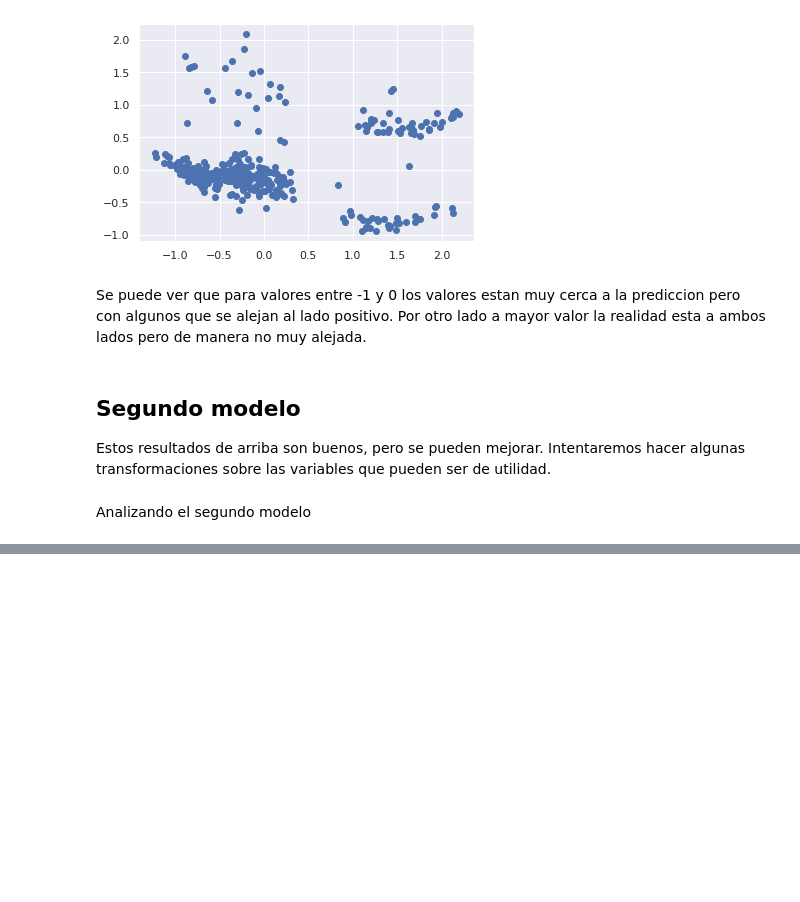
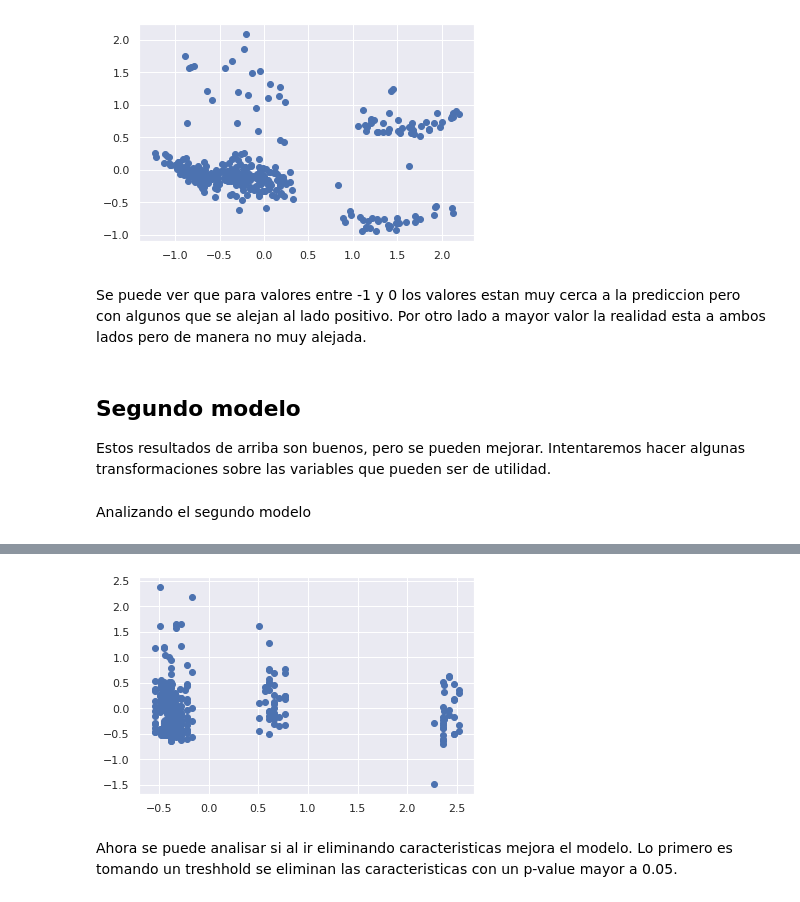
Before and after one commit to DMGochoa/SomeModels, a Jupyter notebook: proyecto_final.ipynb, the cells around one changed output, grey strips where cells are left out. Cells and saved outputs as stored; diff of their text form; code cells hidden in the pictures; blank space fills up the shorter version.

Commit message:
Se termino el curso de regresion lineal, agregando variables al conjunto de datos

```diff
--- a/proyecto_final.ipynb
+++ b/proyecto_final.ipynb
@@ -191,5 +191,34 @@ Se puede ver que para valores entre -1 y 0 los valores estan muy cerca a la pred
 # %% [markdown]
 ## Segundo modelo
 Estos resultados de arriba son buenos, pero se pueden mejorar. Intentaremos hacer algunas transformaciones sobre las variables que pueden ser de utilidad.
+# %%
+df_second = df.copy()
+df_second['age2'] = df_second.age**2
+df_second['sobrepeso'] = (df_second.bmi >= 30).astype(int)
+df_second['sobrepesoXfumador'] = df_second.sobrepeso * df_second.smoker_yes
 # %% [markdown]
 Analizando el segundo modelo
+# %%
+y_cols = ['charges']
+x_cols = list(set(df_second.columns)-set(y_cols))
+
+X = df_second[x_cols].values
+y = df_second[y_cols].values
+
+X_train, X_test, y_train, y_test = train_test_split(X, y) # Se asume una division por 75% y 25%
+# Estandarizacion de la entrada y la salida (entrenamiento del objeto estandarizador)
+sc_x = StandardScaler().fit(X)
+sc_y = StandardScaler().fit(y)
+
+# Transformacion de las variables
+X_train = sc_x.transform(X_train)
+X_test = sc_x.transform(X_test)
+y_train = sc_y.transform(y_train)
+y_test = sc_y.transform(y_test)
+
+# Creacion del modelo
+model = LinearRegression()
+model.fit(X_train, y_train)
+
+# Prediccion
+y_pred = model.predict(X_test)
@@ -195,0 +237,4 @@ Analizando el segundo modelo
+# %%
+y_test = y_test.reshape(-1)
+print("=============Summary==============")
+stats.summary(model, X_test, y_test, x_cols)
@@ -195,0 +259,8 @@ Analizando el segundo modelo
+# %%
+residuales = np.subtract(y_test, y_pred.reshape(-1))
+plt.scatter(y_pred, residuales)
+plt.show()
+# %% [output]
+[figure, added]
+# %% [markdown]
+Ahora se puede analisar si al ir eliminando caracteristicas mejora el modelo. Lo primero es tomando un treshhold se eliminan las caracteristicas con un p-value mayor a 0.05.
```
Also changed, not shown: parts of 4 cells of this notebook.
